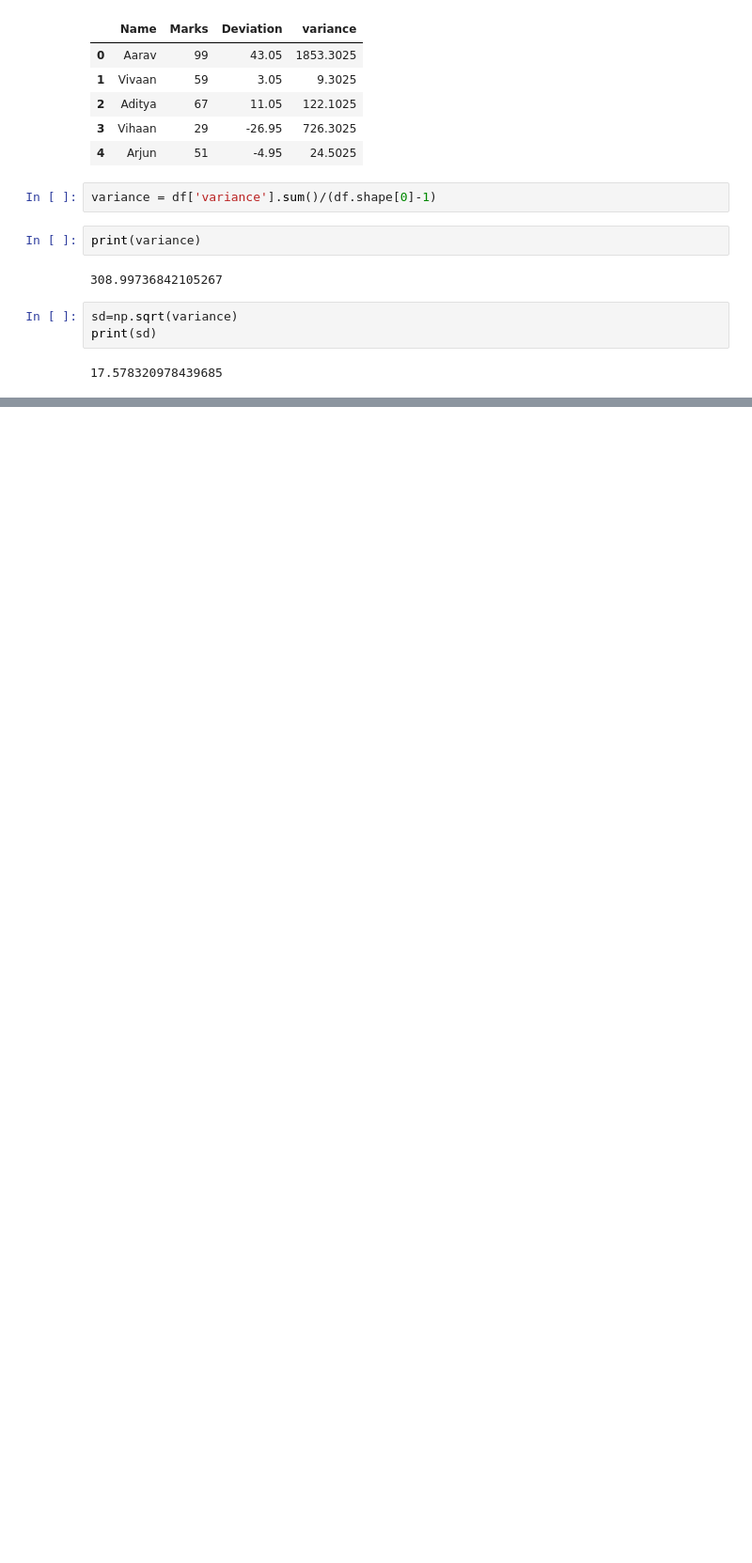
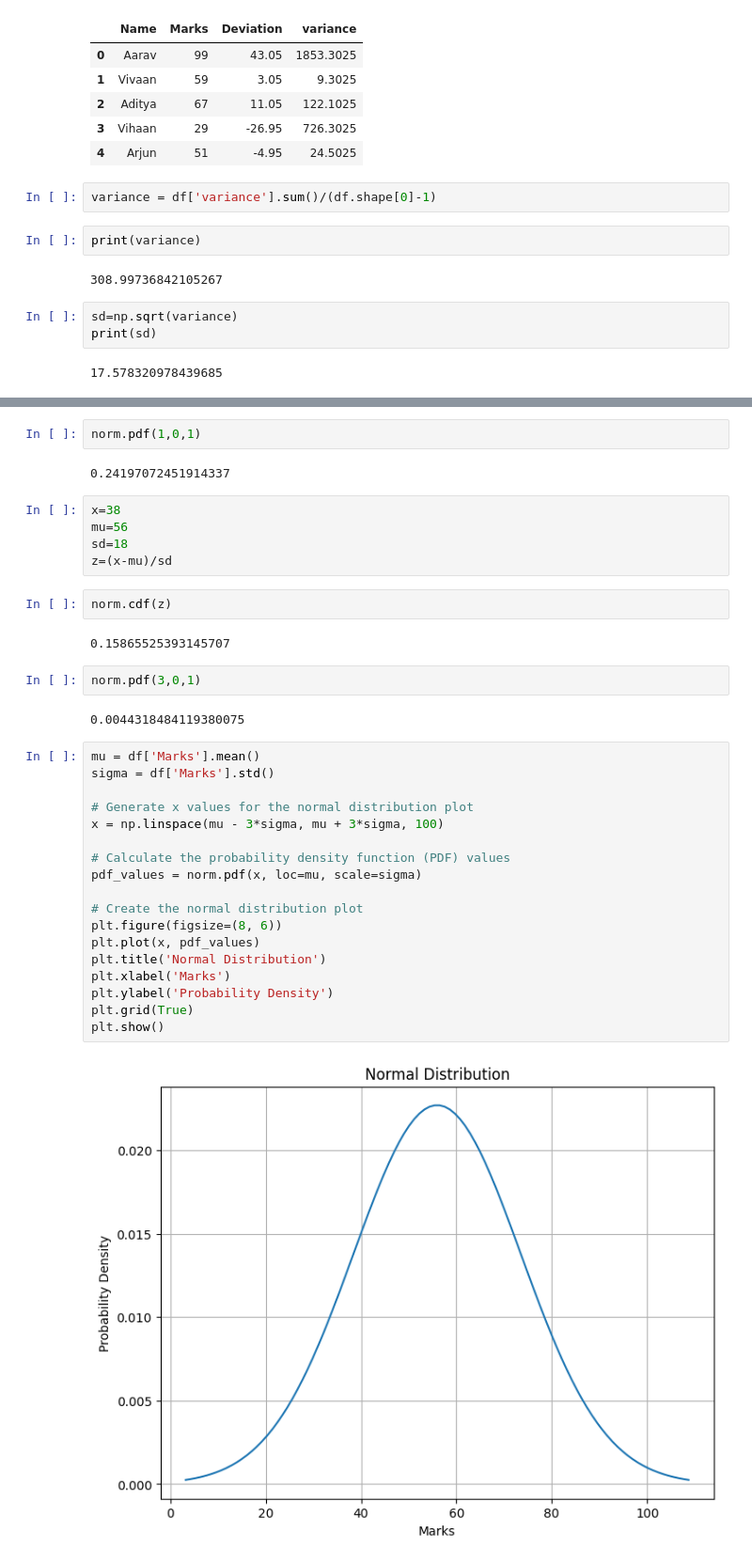
Before and after one commit to pritkudale/ML-for-Teachers, a Jupyter notebook: Statistics/Statistics.ipynb, the cells around one changed output, grey strips where cells are left out. Shown: that part at 94% size. Cells and saved outputs as stored; diff of their text form; blank space fills up the shorter version.

```diff
--- a/Statistics/Statistics.ipynb
+++ b/Statistics/Statistics.ipynb
@@ -245,0 +267,37 @@ print(sd)
+# %%
+norm.pdf(1,0,1)
+# %% [output]
+0.24197072451914337
+# %%
+x=38
+mu=56
+sd=18
+z=(x-mu)/sd
+# %%
+norm.cdf(z)
+# %% [output]
+0.15865525393145707
+# %%
+norm.pdf(3,0,1)
+# %% [output]
+0.0044318484119380075
+# %%
+mu = df['Marks'].mean()
+sigma = df['Marks'].std()
+
+# Generate x values for the normal distribution plot
+x = np.linspace(mu - 3*sigma, mu + 3*sigma, 100)
+
+# Calculate the probability density function (PDF) values
+pdf_values = norm.pdf(x, loc=mu, scale=sigma)
+
+# Create the normal distribution plot
+plt.figure(figsize=(8, 6))
+plt.plot(x, pdf_values)
+plt.title('Normal Distribution')
+plt.xlabel('Marks')
+plt.ylabel('Probability Density')
+plt.grid(True)
+plt.show()
+# %% [output]
+[figure, added]
```
Also changed, not shown: parts of 14 cells of this notebook.
